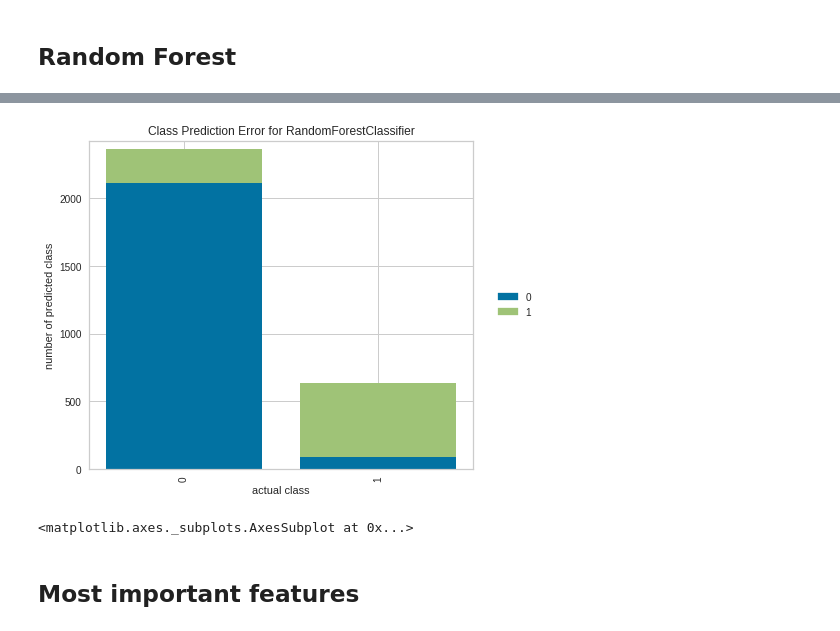
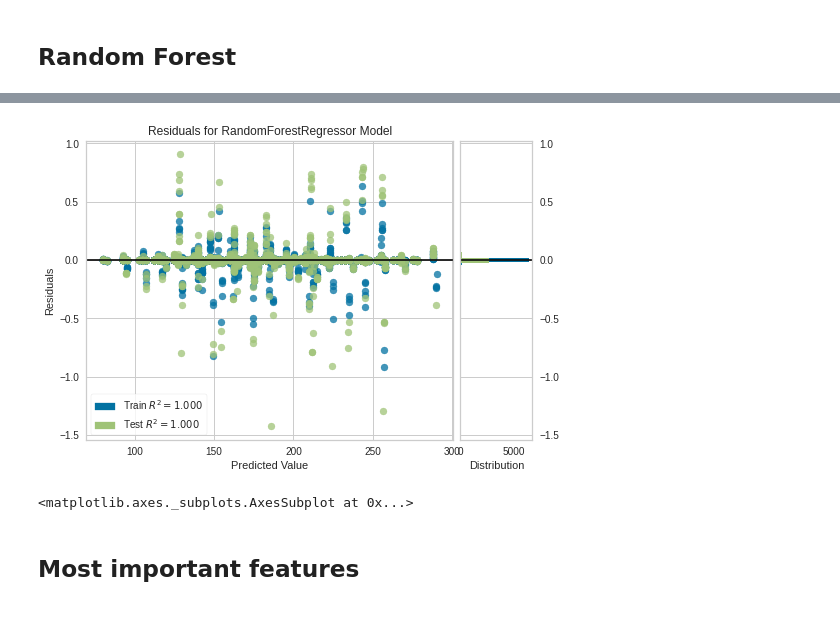
Before and after one commit to cfreeman22/data_mining_1_D209, a Jupyter notebook: D209_data_mining1_task2.ipynb, the cells around one changed output, grey strips where cells are left out. Cells and saved outputs as stored; diff of their text form; code cells hidden in the pictures.

```diff
--- a/D209_data_mining1_task2.ipynb
+++ b/D209_data_mining1_task2.ipynb
@@ -220,6 +229,6 @@ plt.show()
 # %%
-## DROP EITHER TENURE OR BANDWIDTH from previous analysis these two features were highly correlated
-df = df.drop('Bandwidth_GB_Year', axis = 1)
+## DROP EITHER TENURE from previous analysis, it was highly correlated with Bandwidth_GB_Year
+df = df.drop('Tenure', axis = 1)
 # %% [markdown]
 ## Saving the cleaned data set
 # %%
@@ -234,13 +243,13 @@ churn_df =  df.copy()
 ## Test Train Split and Scaling
 # %%
 X = churn_df
-y = X.pop('Churn')
+y = X.pop('MonthlyCharge')
 #Getting dummy variables for categorical columns
 X = pd.get_dummies(X, drop_first=True)
 # %%
 #spliting the data
 X_train, X_test, y_train, y_test = train_test_split( X, y,
-                                                    test_size=0.3, random_state=42, stratify=y)
+                                                    test_size=0.3, random_state=42)
 # %%
 #training_set = pd.concat([X_train, y_train], axis=1)
 #test_set = pd.concat([X_test, y_test], axis=1)
@@ -250,8 +259,7 @@ X_train, X_test, y_train, y_test = train_test_split( X, y,
 # %% [markdown]
 ## Random Forest
 # %%
-from pandas.core.nanops import na_accum_func
-#Train the random forest classifier
-rf_estimator=RandomForestClassifier(n_estimators=500, random_state=42, n_jobs=-1)
+ #Train the random forest classifier
+rf_estimator=RandomForestRegressor(n_estimators=500, random_state=42, n_jobs=-1)
 rf_estimator.fit(X_train,y_train)
 # %% [output]
@@ -276,11 +292,11 @@ Mean Squared error on test data --> 0.112
 # %%
-from yellowbrick.classifier import ClassPredictionError
-visualizer = ClassPredictionError(rf_estimator)
+#Residual plot
+visualizer = ResidualsPlot(rf_estimator)
 visualizer.fit(X_train, y_train)
 visualizer.score(X_test, y_test)
 visualizer.poof()
 # %% [output]
-[figure, old version]
+[figure, new version]
 <matplotlib.axes._subplots.AxesSubplot at 0x...>
 # %% [markdown]
 ## Most important features
```
Also changed, not shown: parts of 23 cells of this notebook.
